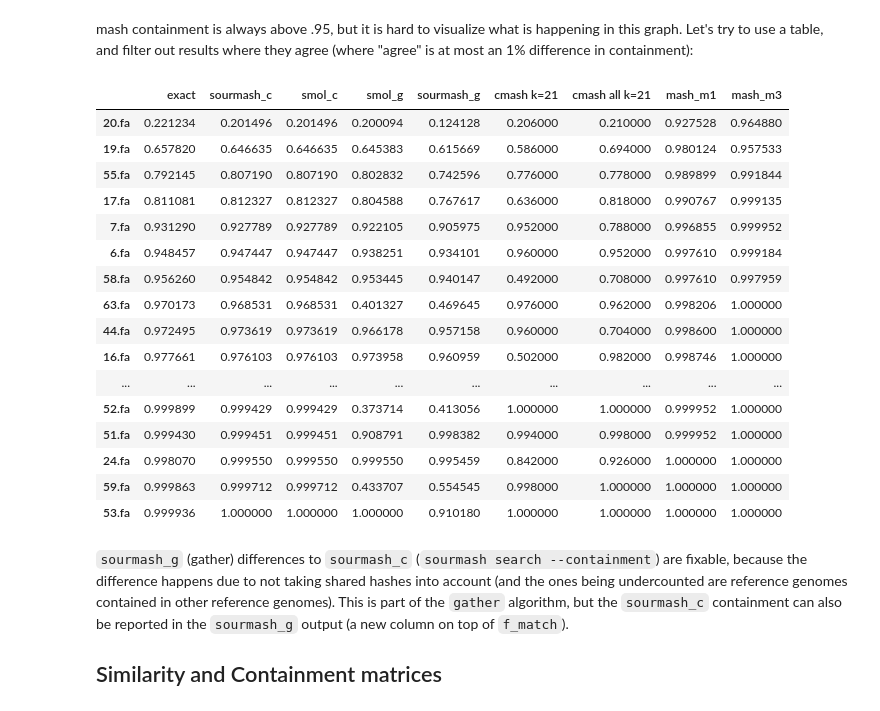
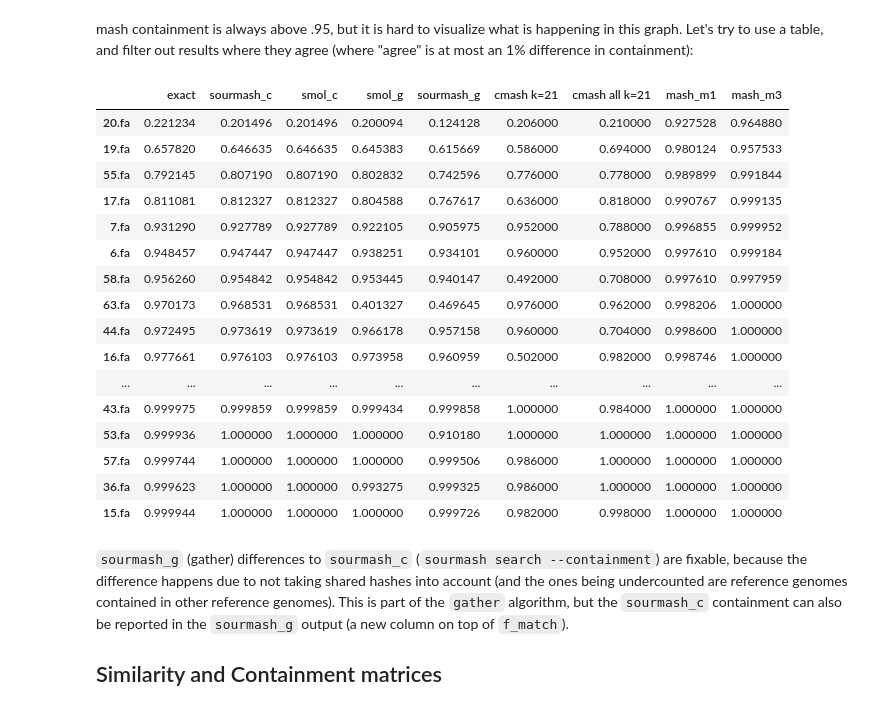
Before and after one commit to luizirber/phd, a Jupyter notebook: experiments/smol_gather/notebooks/analysis.ipynb, the cells around one changed output. Drawn from its saved outputs; the diff is of its cells as text; code cells hidden in the pictures.

```diff
--- a/experiments/smol_gather/notebooks/analysis.ipynb
+++ b/experiments/smol_gather/notebooks/analysis.ipynb
@@ -179,36 +184,36 @@ mash containment is always above .95, but it is hard to visualize what is happen
 # %%
 def highlight_diff_from_exact(s):
     diff = np.abs(s - s['exact'])
     colorized = []
     for v in diff:
         if v < .01: colorized.append('background-color: white')
         elif v < .05: colorized.append('background-color: yellow')
         elif v < .1: colorized.append('background-color: orange')
         else: colorized.append('background-color: red')
     return colorized
 
 with pd.option_context('display.max_rows', None, 'show_dimensions', True):
     df = all_methods.sort_values(by="smol_c")
-    df = df[df.apply(lambda x: any(np.abs(x - x['exact']) > .05), axis=1)]
+    df = df[df.apply(lambda x: any(np.abs(x - x['exact']) > .01), axis=1)]
     display(df.style.apply(highlight_diff_from_exact, axis=1))
 # %% [output]
 |  | exact | sourmash_c | smol_c | smol_g | sourmash_g | cmash k=21 | cmash all k=21 | mash_m1 | mash_m3 |
 | 20.fa | 0.221234 | 0.201496 | 0.201496 | 0.200094 | 0.124128 | 0.206000 | 0.210000 | 0.927528 | 0.964880 |
 | 19.fa | 0.657820 | 0.646635 | 0.646635 | 0.645383 | 0.615669 | 0.586000 | 0.694000 | 0.980124 | 0.957533 |
 | 55.fa | 0.792145 | 0.807190 | 0.807190 | 0.802832 | 0.742596 | 0.776000 | 0.778000 | 0.989899 | 0.991844 |
 | 17.fa | 0.811081 | 0.812327 | 0.812327 | 0.804588 | 0.767617 | 0.636000 | 0.818000 | 0.990767 | 0.999135 |
 | 7.fa | 0.931290 | 0.927789 | 0.927789 | 0.922105 | 0.905975 | 0.952000 | 0.788000 | 0.996855 | 0.999952 |
 | 6.fa | 0.948457 | 0.947447 | 0.947447 | 0.938251 | 0.934101 | 0.960000 | 0.952000 | 0.997610 | 0.999184 |
 | 58.fa | 0.956260 | 0.954842 | 0.954842 | 0.953445 | 0.940147 | 0.492000 | 0.708000 | 0.997610 | 0.997959 |
 | 63.fa | 0.970173 | 0.968531 | 0.968531 | 0.401327 | 0.469645 | 0.976000 | 0.962000 | 0.998206 | 1.000000 |
 | 44.fa | 0.972495 | 0.973619 | 0.973619 | 0.966178 | 0.957158 | 0.960000 | 0.704000 | 0.998600 | 1.000000 |
 | 16.fa | 0.977661 | 0.976103 | 0.976103 | 0.973958 | 0.960959 | 0.502000 | 0.982000 | 0.998746 | 1.000000 |
 | ... | ... | ... | ... | ... | ... | ... | ... | ... | ... |
-| 52.fa | 0.999899 | 0.999429 | 0.999429 | 0.373714 | 0.413056 | 1.000000 | 1.000000 | 0.999952 | 1.000000 |
-| 51.fa | 0.999430 | 0.999451 | 0.999451 | 0.908791 | 0.998382 | 0.994000 | 0.998000 | 0.999952 | 1.000000 |
-| 24.fa | 0.998070 | 0.999550 | 0.999550 | 0.999550 | 0.995459 | 0.842000 | 0.926000 | 1.000000 | 1.000000 |
-| 59.fa | 0.999863 | 0.999712 | 0.999712 | 0.433707 | 0.554545 | 0.998000 | 1.000000 | 1.000000 | 1.000000 |
+| 43.fa | 0.999975 | 0.999859 | 0.999859 | 0.999434 | 0.999858 | 1.000000 | 0.984000 | 1.000000 | 1.000000 |
 | 53.fa | 0.999936 | 1.000000 | 1.000000 | 1.000000 | 0.910180 | 1.000000 | 1.000000 | 1.000000 | 1.000000 |
+| 57.fa | 0.999744 | 1.000000 | 1.000000 | 1.000000 | 0.999506 | 0.986000 | 1.000000 | 1.000000 | 1.000000 |
+| 36.fa | 0.999623 | 1.000000 | 1.000000 | 0.993275 | 0.999325 | 0.986000 | 1.000000 | 1.000000 | 1.000000 |
+| 15.fa | 0.999944 | 1.000000 | 1.000000 | 1.000000 | 0.999726 | 0.982000 | 0.998000 | 1.000000 | 1.000000 |
 # %% [markdown]
 `sourmash_g` (gather) differences to `sourmash_c` (`sourmash search --containment`) are fixable, because the difference happens due to not taking shared hashes into account (and the ones being undercounted are reference genomes contained in other reference genomes). This is part of the `gather` algorithm, but the `sourmash_c` containment can also be reported in the `sourmash_g` output (a new column on top of `f_match`).
 
```
Also changed, not shown: parts of 6 cells of this notebook, 1 other file.
